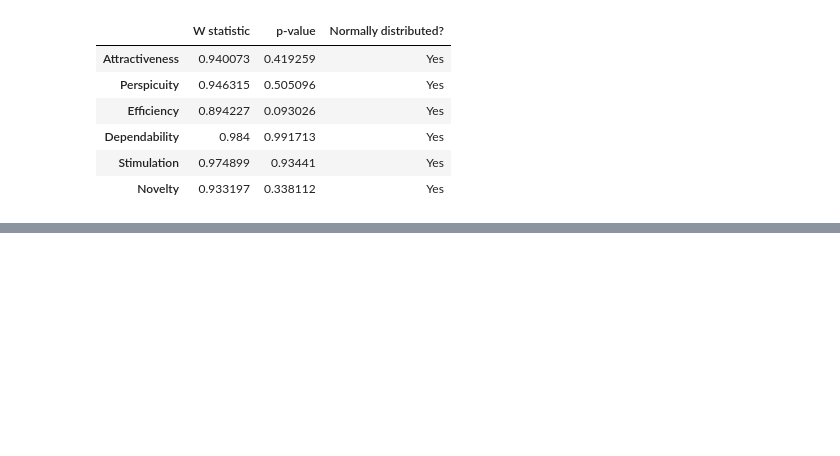
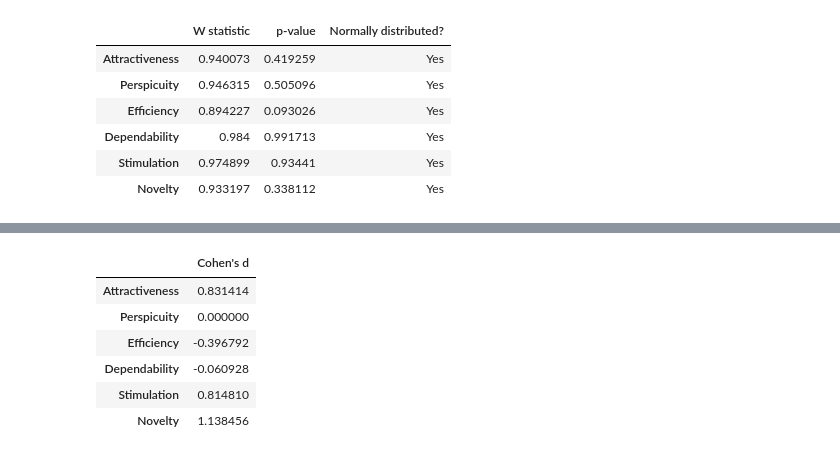
Before and after one commit to Phlipinator/Squishy-Data-Analysis, a Jupyter notebook: UEQ_MeanOverTasks.ipynb, the cells around one changed output, grey strips where cells are left out. Drawn from its saved outputs; the diff is of its cells as text; code cells hidden in the pictures; blank space fills up the shorter version.

```diff
--- a/UEQ_MeanOverTasks.ipynb
+++ b/UEQ_MeanOverTasks.ipynb
@@ -318,0 +348,26 @@ df_normality
+# %%
+# Function to calculate Cohen's d for paired samples
+def cohens_d_paired(x, y):
+    diff = y - x
+    return diff.mean() / diff.std(ddof=1)
+
+# Dictionary to store Cohen's d values
+cohens_d_results = {}
+
+for scale in scales:
+    x = df_scores[f"{scale}_Standard"]
+    y = df_scores[f"{scale}_Squishy"]
+    cohens_d_results[scale] = cohens_d_paired(x, y)
+
+# Convert to DataFrame for readability
+df_cohens_d = pd.DataFrame.from_dict(cohens_d_results, orient='index', columns=["Cohen's d"])
+
+df_cohens_d
+# %% [output]
+|  | Cohen's d |
+| Attractiveness | 0.831414 |
+| Perspicuity | 0.000000 |
+| Efficiency | -0.396792 |
+| Dependability | -0.060928 |
+| Stimulation | 0.814810 |
+| Novelty | 1.138456 |
```
Also changed, not shown: parts of 1 cell of this notebook, 1 other file.
